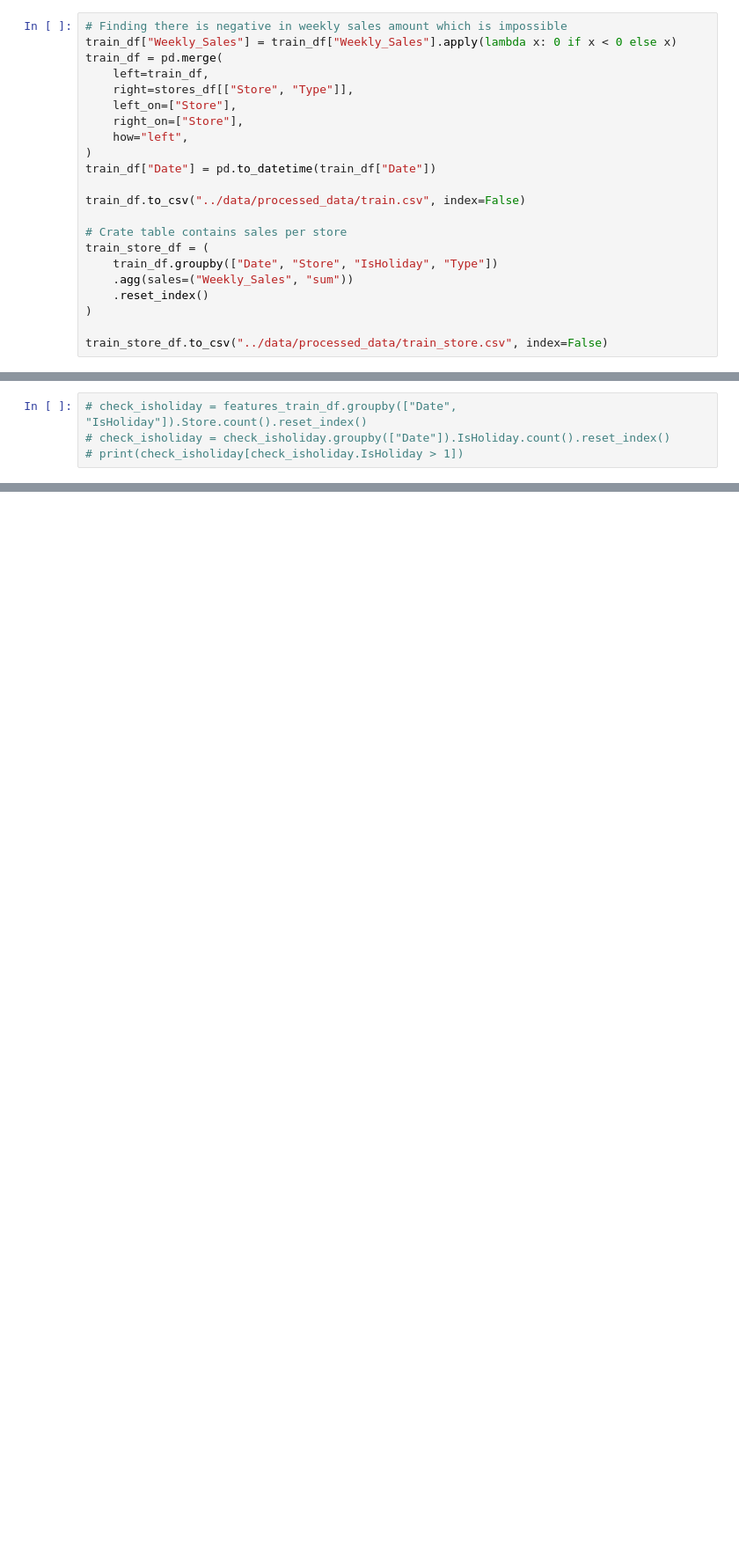
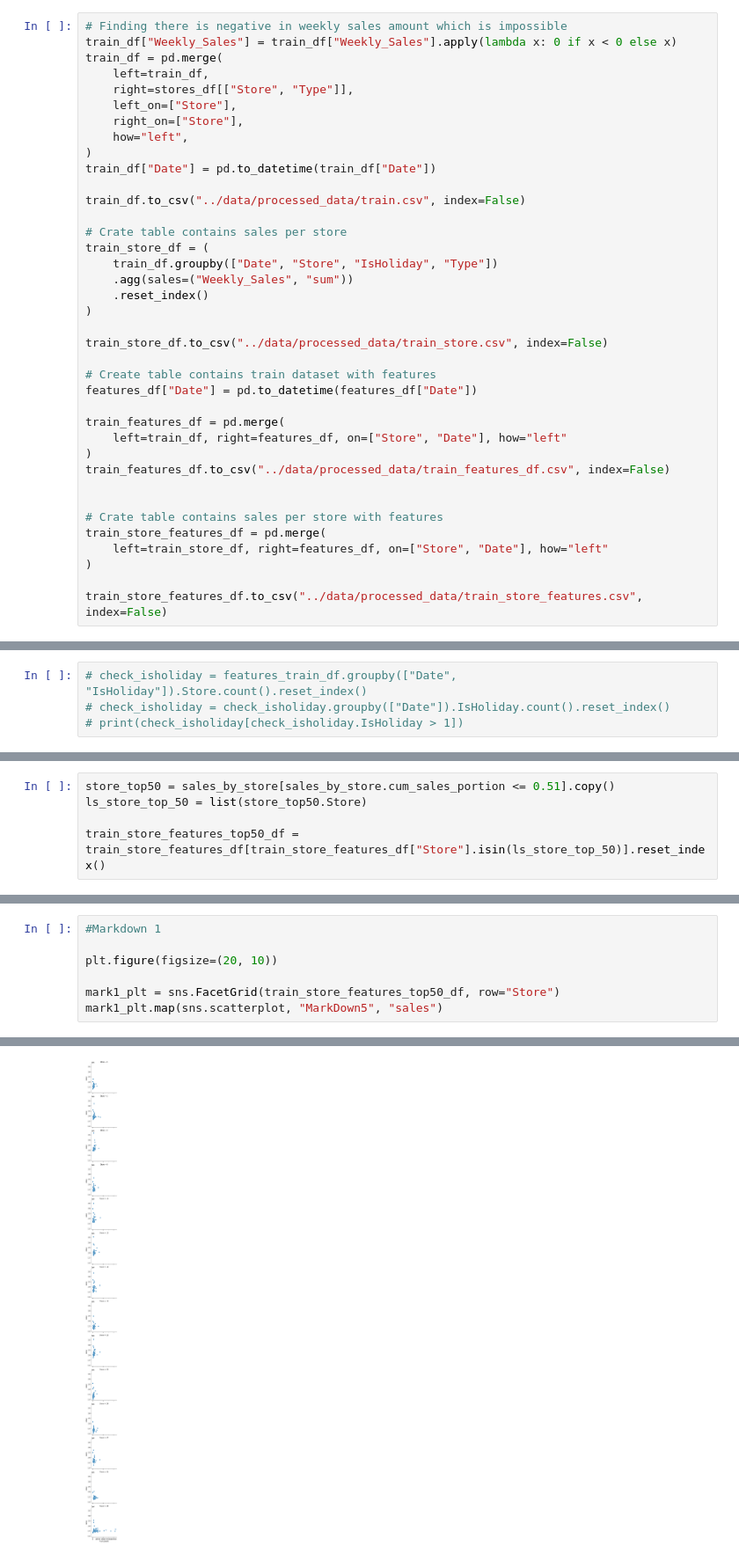
Before and after one commit to NatYhee/walmart-recruit-forecast, a Jupyter notebook: notebooks/data_understanding_eda.ipynb, the cells around one changed output, grey strips where cells are left out. Shown at 88% size. Drawn from its saved outputs; the diff is of its cells as text; blank space fills up the shorter version.

```diff
--- a/notebooks/data_understanding_eda.ipynb
+++ b/notebooks/data_understanding_eda.ipynb
@@ -37,6 +37,22 @@ train_store_df = (
 )
 
 train_store_df.to_csv("../data/processed_data/train_store.csv", index=False)
+
+# Create table contains train dataset with features
+features_df["Date"] = pd.to_datetime(features_df["Date"])
+
+train_features_df = pd.merge(
+    left=train_df, right=features_df, on=["Store", "Date"], how="left"
+)
+train_features_df.to_csv("../data/processed_data/train_features_df.csv", index=False)
+
+
+# Crate table contains sales per store with features
+train_store_features_df = pd.merge(
+    left=train_store_df, right=features_df, on=["Store", "Date"], how="left"
+)
+
+train_store_features_df.to_csv("../data/processed_data/train_store_features.csv", index=False)
 # %% [markdown]
 # Processing Data
 # %%
@@ -410,0 +408,5 @@ memory usage: 9.9+ KB
+# %%
+store_top50 = sales_by_store[sales_by_store.cum_sales_portion <= 0.51].copy()
+ls_store_top_50 = list(store_top50.Store)
+
+train_store_features_top50_df = train_store_features_df[train_store_features_df["Store"].isin(ls_store_top_50)].reset_index()
@@ -410,0 +505,8 @@ memory usage: 9.9+ KB
+# %%
+#Markdown 1
+
+plt.figure(figsize=(20, 10))
+
+mark1_plt = sns.FacetGrid(train_store_features_top50_df, row="Store")
+mark1_plt.map(sns.scatterplot, "MarkDown5", "sales")
+# %% [output]
@@ -410,0 +515 @@ memory usage: 9.9+ KB
+[figure, added]
```
Also changed, not shown: parts of 11 cells of this notebook, 1 other file.
